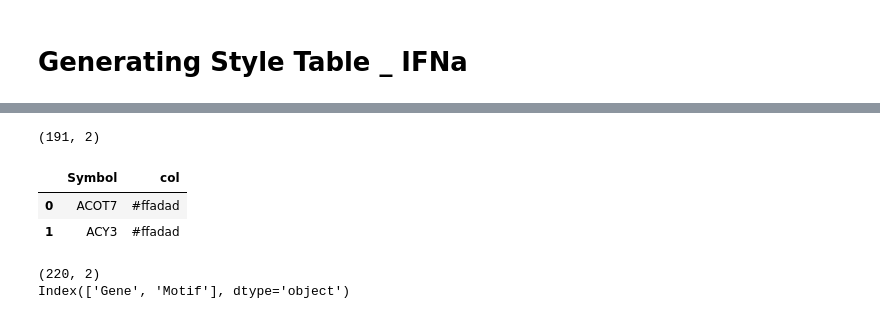
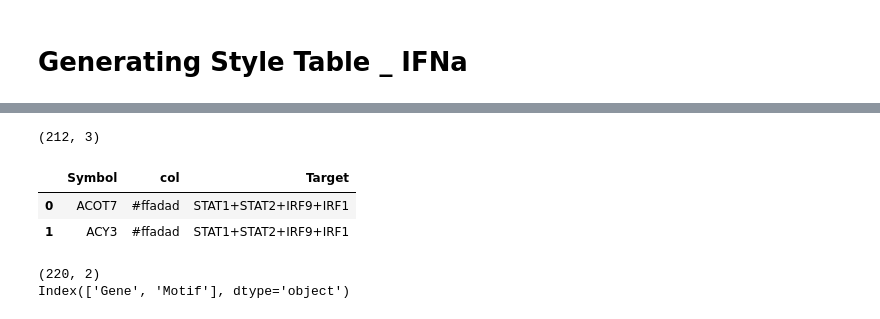
Before and after one commit to peculiar97/networks_motifs, a Jupyter notebook: New_analysis/Networks_new_analysis.ipynb, the cells around one changed output, grey strips where cells are left out. Drawn from its saved outputs; the diff is of its cells as text; code cells hidden in the pictures.

Commit message:
Style_table file was modified

```diff
--- a/New_analysis/Networks_new_analysis.ipynb
+++ b/New_analysis/Networks_new_analysis.ipynb
@@ -893,16 +963,16 @@ Sum of the elements:  191
 # %%
-# Load colur table
+# Load color table
 col_tabl['Symbol'] = col_tabl['symbol'].str.strip()
 
-col_tabl = col_tabl[['Symbol', 'col']]
+col_tabl = col_tabl[['Symbol', 'col', 'Target']]
 
 print(col_tabl.shape)
 col_tabl.head(2)
 # %% [output]
-(191, 2)
+(212, 3)
-|  | Symbol | col |
-| 0 | ACOT7 | #ffadad |
-| 1 | ACY3 | #ffadad |
+|  | Symbol | col | Target |
+| 0 | ACOT7 | #ffadad | STAT1+STAT2+IRF9+IRF1 |
+| 1 | ACY3 | #ffadad | STAT1+STAT2+IRF9+IRF1 |
 # %%
 # Load the latest version of motif file
 
```
Also changed, not shown: parts of 21 cells of this notebook.
